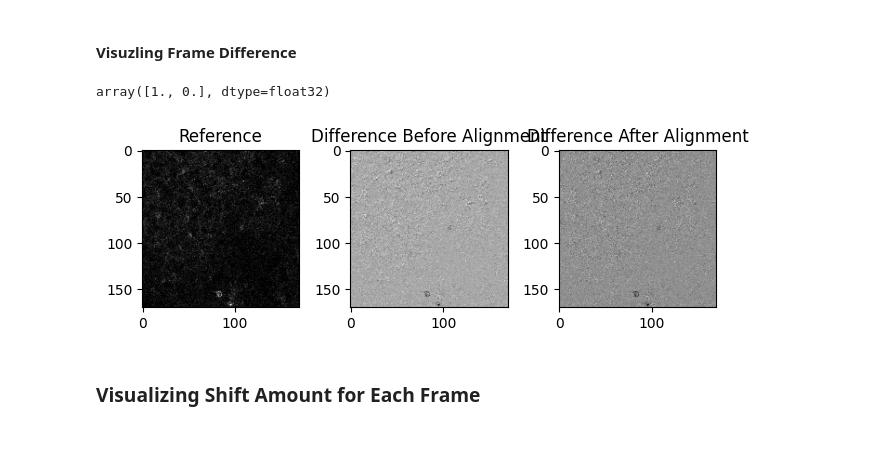
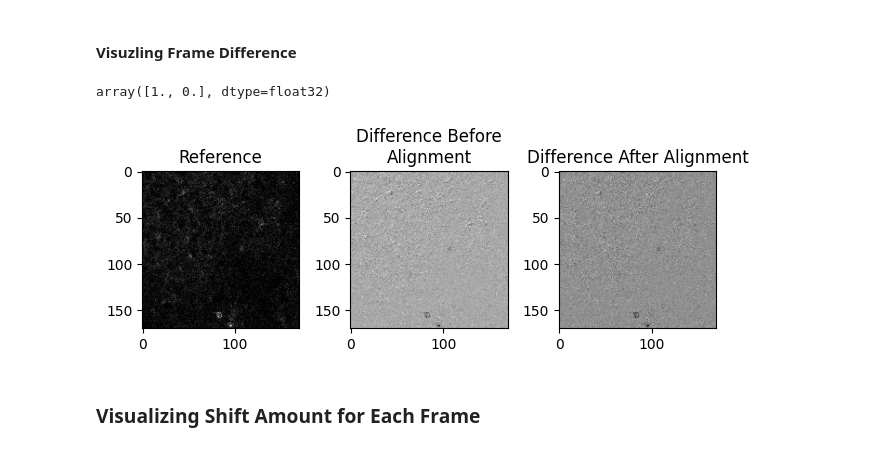
Before and after one commit to bkampa/intro-to-calcium-imaging-analysis-in-python-2025, a Jupyter notebook: day3/09 (demo) Visualizing Motion Correction with Scatter Plot.ipynb, the cells around one changed output. Cells and saved outputs as stored; diff of their text form; code cells hidden in the pictures.

```diff
--- a/day3/09 (demo) Visualizing Motion Correction with Scatter Plot.ipynb
+++ b/day3/09 (demo) Visualizing Motion Correction with Scatter Plot.ipynb
@@ -28,27 +28,27 @@ movie.shape
 # %%
 ref_frame = movie[0]
 frame = movie[-1]
 shift_val, _, _ = phase_cross_correlation(ref_frame, frame)
 aligned = shift(frame, shift=shift_val)
 
 plt.subplot(1, 3, 1)
 plt.imshow(ref_frame, cmap='gray')
 plt.title("Reference")
 
 
 plt.subplot(1, 3, 2)
 plt.imshow(frame - ref_frame, cmap='gray')
-plt.title("Difference Before Alignment")
+plt.title("Difference Before\nAlignment")
 
 plt.subplot(1, 3, 3)
 plt.imshow(aligned - ref_frame, cmap='gray')
 plt.title("Difference After Alignment")
 
 plt.tight_layout()
 shift_val
 # %% [output]
 array([1., 0.], dtype=float32)
-[figure, old version]
+[figure, new version]
 # %% [markdown]
 ### Visualizing Shift Amount for Each Frame
 # %%
```
Also changed, not shown: parts of 1 cell of this notebook.
